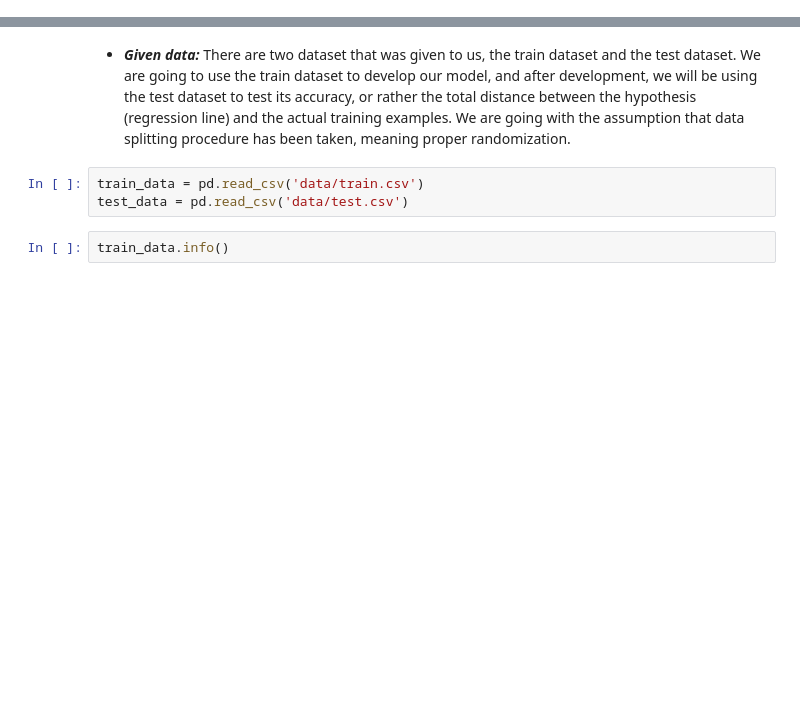
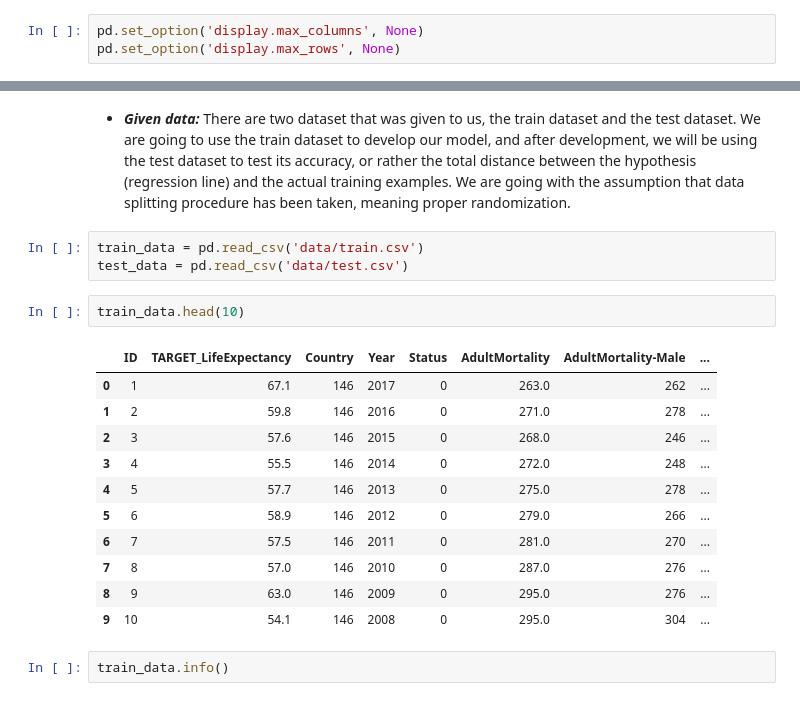
Before and after one commit to KanTheCodingNoob/Machine-Learning-LifeExpectancyPrediction, a Jupyter notebook: COSC2753_A1_S4019548.ipynb, the cells around one changed output, grey strips where cells are left out. Cells and saved outputs as stored; diff of their text form; blank space fills up the shorter version.

```diff
--- a/COSC2753_A1_S4019548.ipynb
+++ b/COSC2753_A1_S4019548.ipynb
@@ -5,6 +5,9 @@
 import pandas as pd
 import numpy as np
 import matplotlib.pyplot as plt
+# %%
+pd.set_option('display.max_columns', None)
+pd.set_option('display.max_rows', None)
 # %% [markdown]
 ## 1. Introduction
 # %% [markdown]
@@ -21,6 +24,20 @@ import matplotlib.pyplot as plt
 # %%
 train_data = pd.read_csv('data/train.csv')
 test_data = pd.read_csv('data/test.csv')
+# %%
+train_data.head(10)
+# %% [output]
+|  | ID | TARGET_LifeExpectancy | Country | Year | Status | AdultMortality | AdultMortality-Male | ... |
+| 0 | 1 | 67.1 | 146 | 2017 | 0 | 263.0 | 262 | ... |
+| 1 | 2 | 59.8 | 146 | 2016 | 0 | 271.0 | 278 | ... |
+| 2 | 3 | 57.6 | 146 | 2015 | 0 | 268.0 | 246 | ... |
+| 3 | 4 | 55.5 | 146 | 2014 | 0 | 272.0 | 248 | ... |
+| 4 | 5 | 57.7 | 146 | 2013 | 0 | 275.0 | 278 | ... |
+| 5 | 6 | 58.9 | 146 | 2012 | 0 | 279.0 | 266 | ... |
+| 6 | 7 | 57.5 | 146 | 2011 | 0 | 281.0 | 270 | ... |
+| 7 | 8 | 57.0 | 146 | 2010 | 0 | 287.0 | 276 | ... |
+| 8 | 9 | 63.0 | 146 | 2009 | 0 | 295.0 | 276 | ... |
+| 9 | 10 | 54.1 | 146 | 2008 | 0 | 295.0 | 304 | ... |
 # %%
 train_data.info()
 # %% [output]
```
Also changed, not shown: parts of 4 cells of this notebook, 2 other files.
